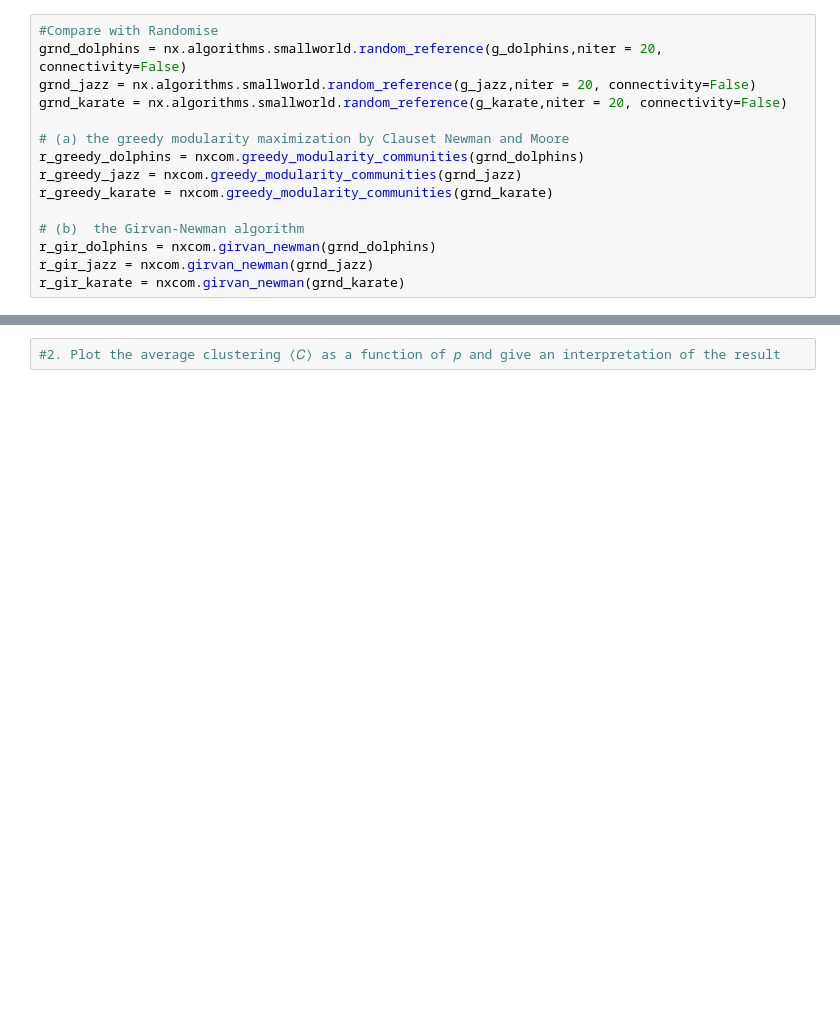
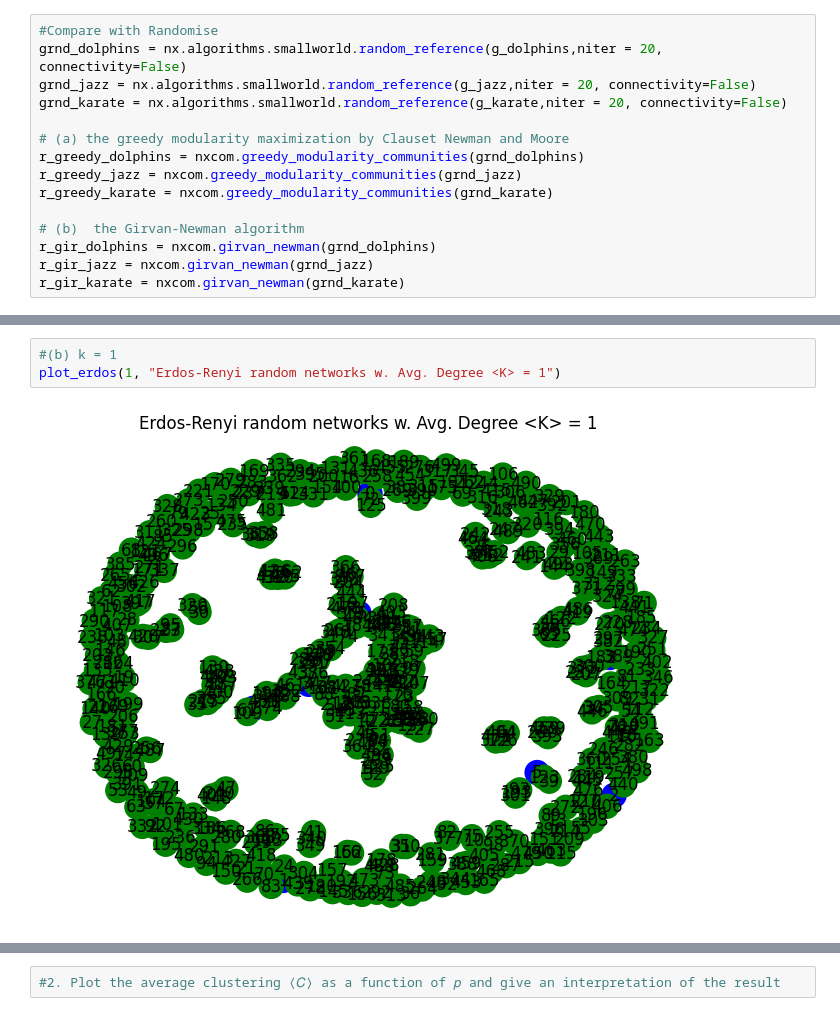
Before and after one commit to huyim/Netsci, a Jupyter notebook: Assi4/Hu_Yiming_EX4.ipynb, the cells around one changed output, grey strips where cells are left out. Drawn from its saved outputs; the diff is of its cells as text; blank space fills up the shorter version.

```diff
--- a/Assi4/Hu_Yiming_EX4.ipynb
+++ b/Assi4/Hu_Yiming_EX4.ipynb
@@ -91,0 +124,5 @@ Karate: Communities before randomize: 3 & Communities after randomize: 5
+# %%
+#(b) k = 1
+plot_erdos(1, "Erdos-Renyi random networks w. Avg. Degree <K> = 1")
+# %% [output]
+[figure, added]
```
Also changed, not shown: parts of 12 cells of this notebook, 4 other files.
